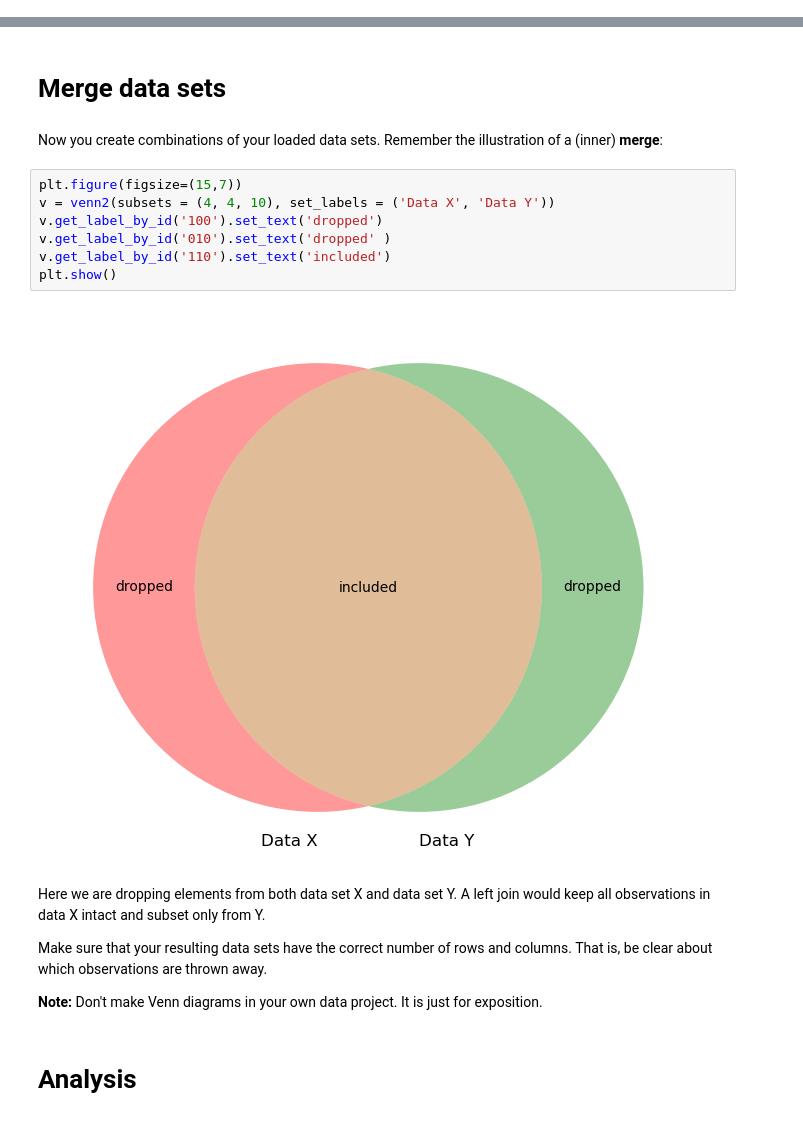
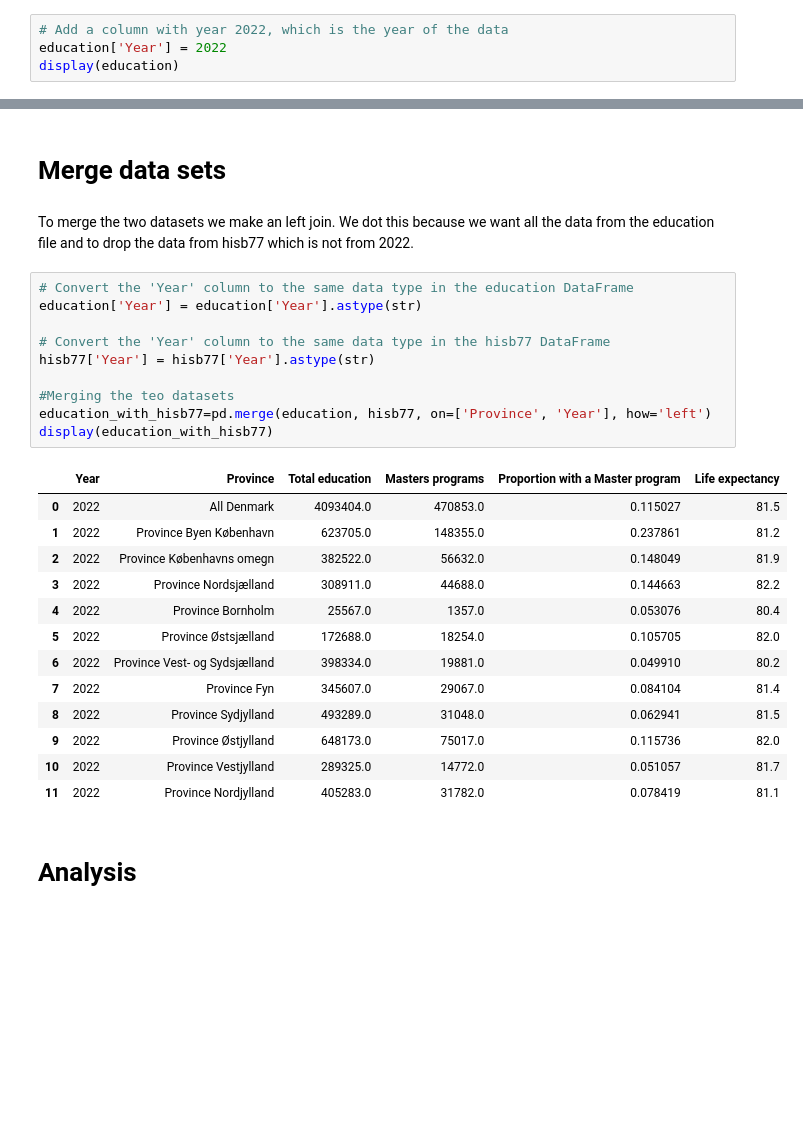
Before and after one commit to NumEconCopenhagen/projects-2024-sarah-og-pernille, a Jupyter notebook: dataproject/dataproject.ipynb, the cells around one changed output, grey strips where cells are left out. Drawn from its saved outputs; the diff is of its cells as text; blank space fills up the shorter version.

```diff
--- a/dataproject/dataproject.ipynb
+++ b/dataproject/dataproject.ipynb
@@ -219,3 +240,7 @@ display(education)
 | 9 | Province Østjylland | 648173.0 | 75017.0 | 0.115736 |
 | 10 | Province Vestjylland | 289325.0 | 14772.0 | 0.051057 |
 | 11 | Province Nordjylland | 405283.0 | 31782.0 | 0.078419 |
+# %%
+# Add a column with year 2022, which is the year of the data
+education['Year'] = 2022
+display(education)
@@ -297,22 +340,31 @@ plt.show()
 # %% [markdown]
 # Merge data sets
-# %% [markdown]
-Now you create combinations of your loaded data sets. Remember the illustration of a (inner) **merge**:
-# %%
-plt.figure(figsize=(15,7))
-v = venn2(subsets = (4, 4, 10), set_labels = ('Data X', 'Data Y'))
-v.get_label_by_id('100').set_text('dropped')
-v.get_label_by_id('010').set_text('dropped' )
-v.get_label_by_id('110').set_text('included')
-plt.show()
-# %% [output]
-[figure, removed]
-# %% [markdown]
-Here we are dropping elements from both data set X and data set Y. A left join would keep all observations in data X intact and subset only from Y.
-
-Make sure that your resulting data sets have the correct number of rows and columns. That is, be clear about which observations are thrown away.
-
-**Note:** Don't make Venn diagrams in your own data project. It is just for exposition.
+# %% [markdown]
+To merge the two datasets we make an left join. We dot this because we want all the data from the education file and to drop the data from hisb77 which is not from 2022.
+# %%
+# Convert the 'Year' column to the same data type in the education DataFrame
+education['Year'] = education['Year'].astype(str)
+
+# Convert the 'Year' column to the same data type in the hisb77 DataFrame
+hisb77['Year'] = hisb77['Year'].astype(str)
+
+#Merging the teo datasets
+education_with_hisb77=pd.merge(education, hisb77, on=['Province', 'Year'], how='left')
+display(education_with_hisb77)
+# %% [output]
+|  | Year | Province | Total education | Masters programs | Proportion with a Master program | Life expectancy |
+| 0 | 2022 | All Denmark | 4093404.0 | 470853.0 | 0.115027 | 81.5 |
+| 1 | 2022 | Province Byen København | 623705.0 | 148355.0 | 0.237861 | 81.2 |
+| 2 | 2022 | Province Københavns omegn | 382522.0 | 56632.0 | 0.148049 | 81.9 |
+| 3 | 2022 | Province Nordsjælland | 308911.0 | 44688.0 | 0.144663 | 82.2 |
+| 4 | 2022 | Province Bornholm | 25567.0 | 1357.0 | 0.053076 | 80.4 |
+| 5 | 2022 | Province Østsjælland | 172688.0 | 18254.0 | 0.105705 | 82.0 |
+| 6 | 2022 | Province Vest- og Sydsjælland | 398334.0 | 19881.0 | 0.049910 | 80.2 |
+| 7 | 2022 | Province Fyn | 345607.0 | 29067.0 | 0.084104 | 81.4 |
+| 8 | 2022 | Province Sydjylland | 493289.0 | 31048.0 | 0.062941 | 81.5 |
+| 9 | 2022 | Province Østjylland | 648173.0 | 75017.0 | 0.115736 | 82.0 |
+| 10 | 2022 | Province Vestjylland | 289325.0 | 14772.0 | 0.051057 | 81.7 |
+| 11 | 2022 | Province Nordjylland | 405283.0 | 31782.0 | 0.078419 | 81.1 |
 # %% [markdown]
 # Analysis
 # %% [markdown]
```
Also changed, not shown: parts of 11 cells of this notebook.
